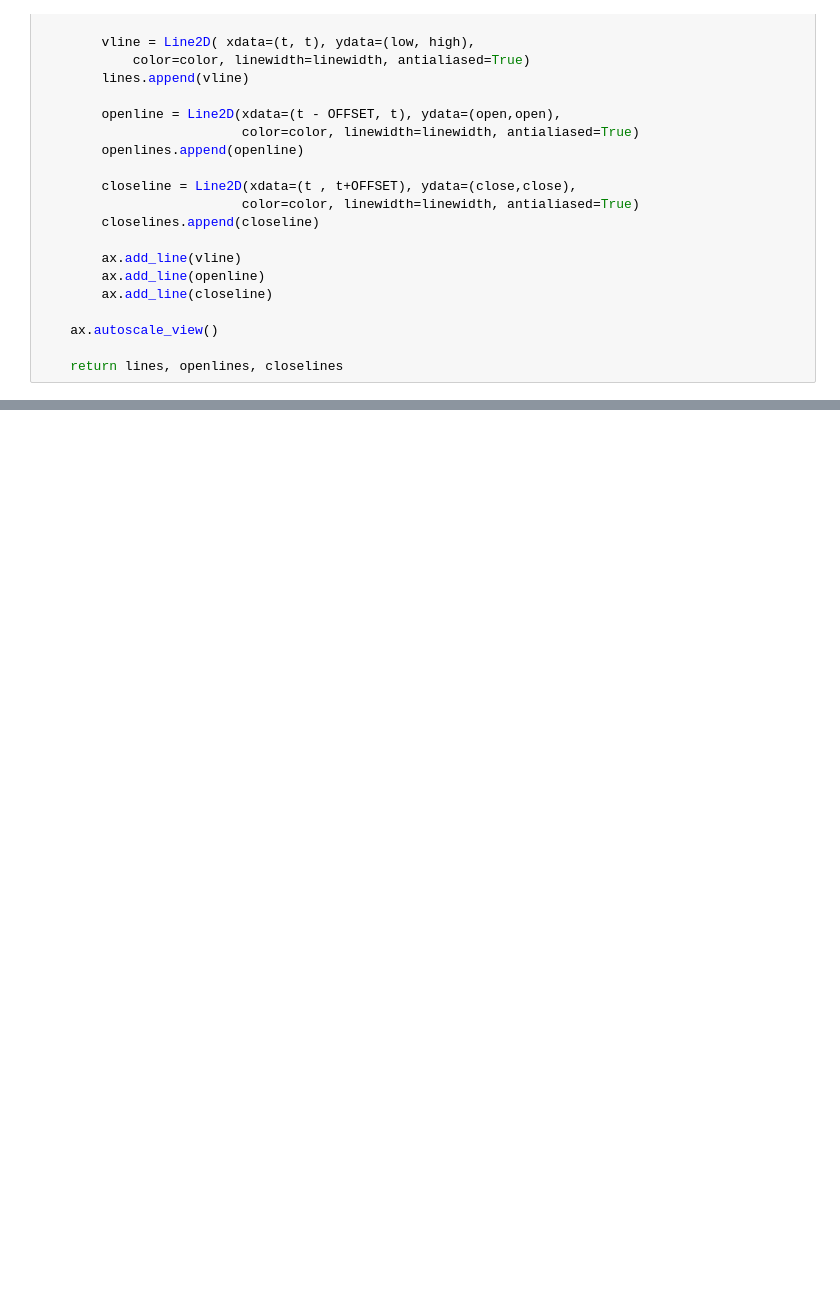
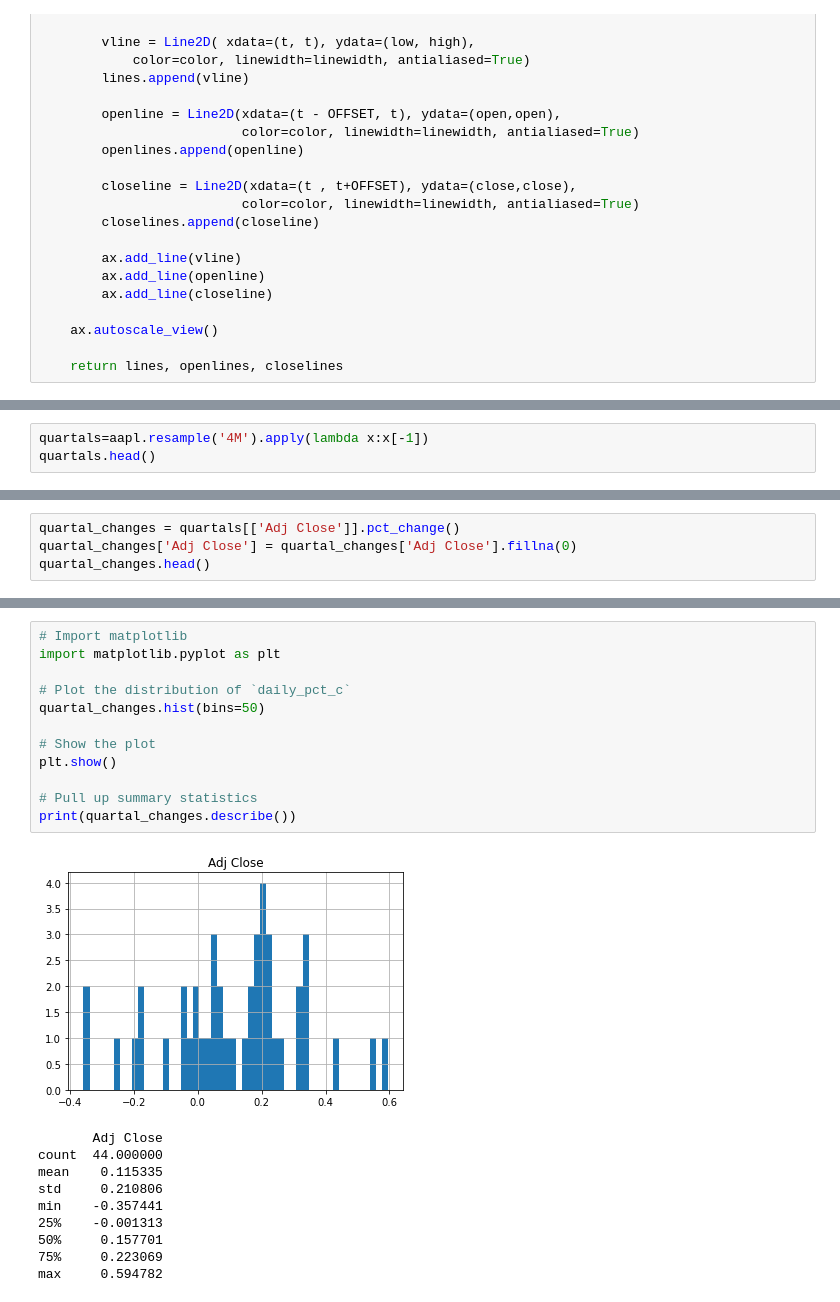
Before and after one commit to lukadlm97/algorithmic-trading-with-python, a Jupyter notebook: Another approach of trading simulation.ipynb, the cells around one changed output, grey strips where cells are left out. Cells and saved outputs as stored; diff of their text form; blank space fills up the shorter version.

```diff
--- a/Another approach of trading simulation.ipynb
+++ b/Another approach of trading simulation.ipynb
@@ -295,0 +337,3 @@ d.loc['2013-1-1':].plot(title='BTC/USD exchangerate',figsize=(10, 6));
+# %%
+quartals=aapl.resample('4M').apply(lambda x:x[-1])
+quartals.head()
@@ -295,0 +348,4 @@ d.loc['2013-1-1':].plot(title='BTC/USD exchangerate',figsize=(10, 6));
+# %%
+quartal_changes = quartals[['Adj Close']].pct_change()
+quartal_changes['Adj Close'] = quartal_changes['Adj Close'].fillna(0)
+quartal_changes.head()
@@ -295,0 +383,23 @@ d.loc['2013-1-1':].plot(title='BTC/USD exchangerate',figsize=(10, 6));
+# %%
+# Import matplotlib
+import matplotlib.pyplot as plt
+
+# Plot the distribution of `daily_pct_c`
+quartal_changes.hist(bins=50)
+
+# Show the plot
+plt.show()
+
+# Pull up summary statistics
+print(quartal_changes.describe())
+# %% [output]
+[figure, added]
+       Adj Close
+count  44.000000
+mean    0.115335
+std     0.210806
+min    -0.357441
+25%    -0.001313
+50%     0.157701
+75%     0.223069
+max     0.594782
```
Also changed, not shown: parts of 22 cells of this notebook, 1 other file.
